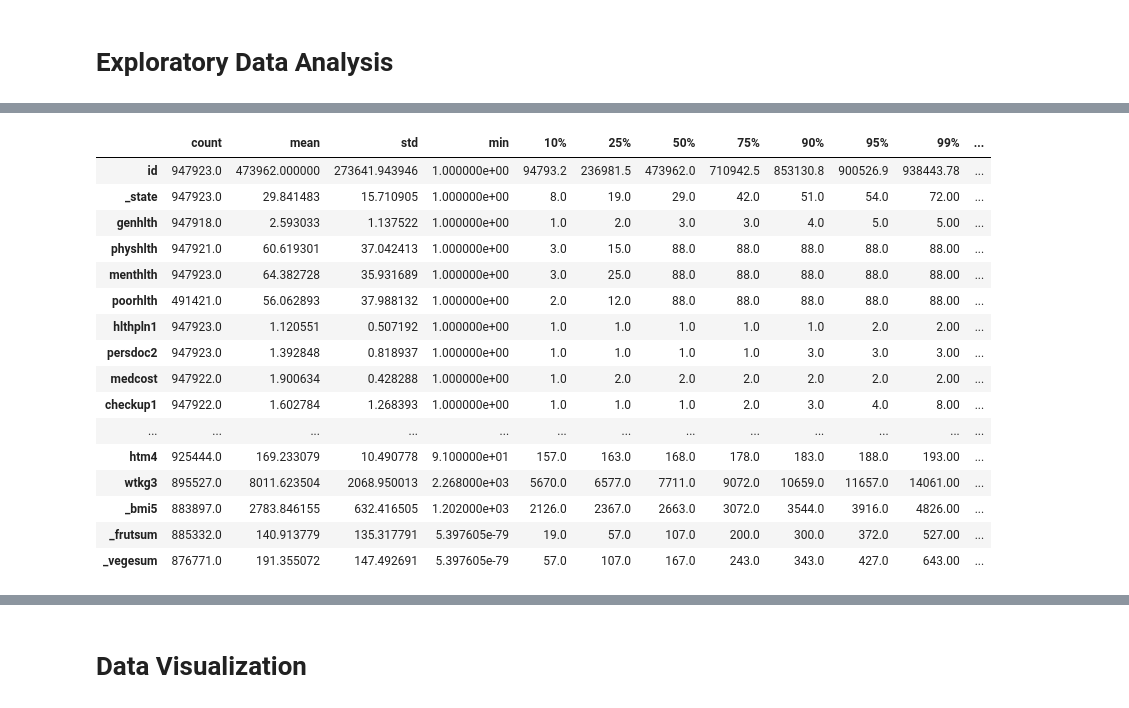
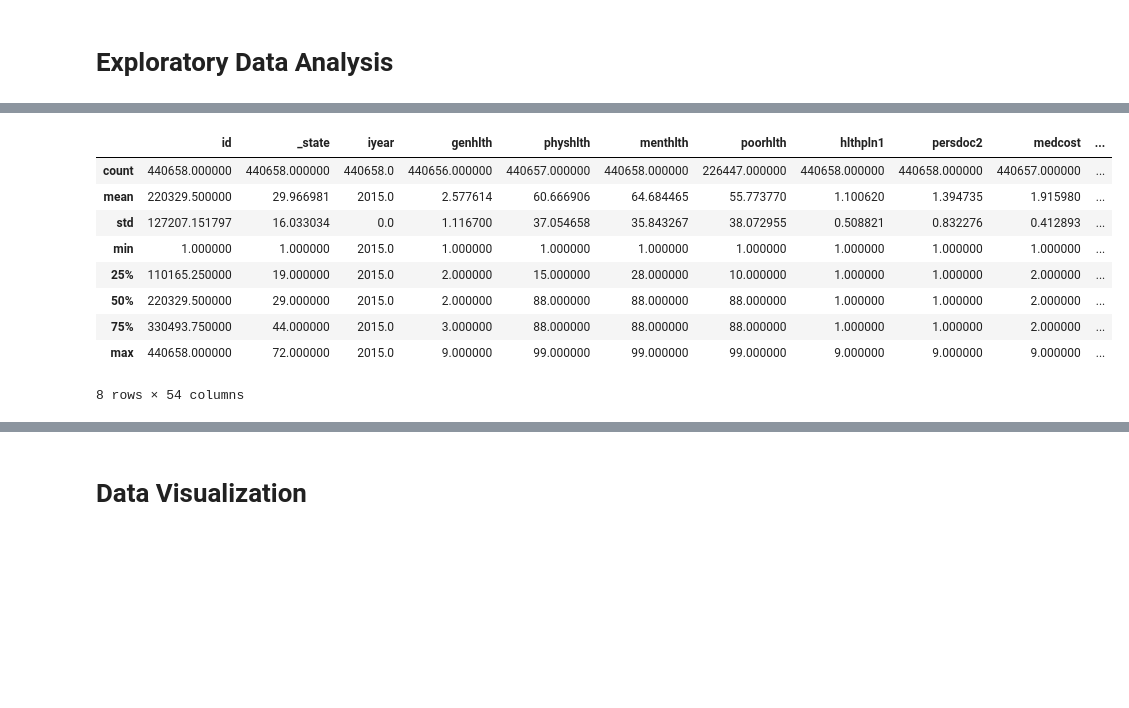
Before and after one commit to tbug-szoke/diabetes, a Jupyter notebook: 2015_EDA.ipynb, the cells around one changed output, grey strips where cells are left out. Cells and saved outputs as stored; diff of their text form; code cells hidden in the pictures; blank space fills up the shorter version.

```diff
--- a/2015_EDA.ipynb
+++ b/2015_EDA.ipynb
@@ -30,5 +32,5 @@ df.shape
 # %%
 # Create filtered dataframe for only 2015 Data
-df_2015 = df.loc[( df['iyear'] == "b'2015'" )]
-df_2015.shape
+df = df.loc[( df['iyear'] == 2015 )]
+df.shape
 # %% [output]
@@ -80,21 +61,14 @@ memory usage: 180.7+ MB
 # %%
 # Descriptive statistics of the data
-df.describe([0.10,0.25,0.50,0.75,0.90,0.95,0.99]).T
+df.describe()
 # %% [output]
-|  | count | mean | std | min | 10% | 25% | 50% | 75% | 90% | 95% | 99% | ... |
-| id | 947923.0 | 473962.000000 | 273641.943946 | 1.000000e+00 | 94793.2 | 236981.5 | 473962.0 | 710942.5 | 853130.8 | 900526.9 | 938443.78 | ... |
-| _state | 947923.0 | 29.841483 | 15.710905 | 1.000000e+00 | 8.0 | 19.0 | 29.0 | 42.0 | 51.0 | 54.0 | 72.00 | ... |
-| genhlth | 947918.0 | 2.593033 | 1.137522 | 1.000000e+00 | 1.0 | 2.0 | 3.0 | 3.0 | 4.0 | 5.0 | 5.00 | ... |
-| physhlth | 947921.0 | 60.619301 | 37.042413 | 1.000000e+00 | 3.0 | 15.0 | 88.0 | 88.0 | 88.0 | 88.0 | 88.00 | ... |
-| menthlth | 947923.0 | 64.382728 | 35.931689 | 1.000000e+00 | 3.0 | 25.0 | 88.0 | 88.0 | 88.0 | 88.0 | 88.00 | ... |
-| poorhlth | 491421.0 | 56.062893 | 37.988132 | 1.000000e+00 | 2.0 | 12.0 | 88.0 | 88.0 | 88.0 | 88.0 | 88.00 | ... |
-| hlthpln1 | 947923.0 | 1.120551 | 0.507192 | 1.000000e+00 | 1.0 | 1.0 | 1.0 | 1.0 | 1.0 | 2.0 | 2.00 | ... |
-| persdoc2 | 947923.0 | 1.392848 | 0.818937 | 1.000000e+00 | 1.0 | 1.0 | 1.0 | 1.0 | 3.0 | 3.0 | 3.00 | ... |
-| medcost | 947922.0 | 1.900634 | 0.428288 | 1.000000e+00 | 1.0 | 2.0 | 2.0 | 2.0 | 2.0 | 2.0 | 2.00 | ... |
-| checkup1 | 947922.0 | 1.602784 | 1.268393 | 1.000000e+00 | 1.0 | 1.0 | 1.0 | 2.0 | 3.0 | 4.0 | 8.00 | ... |
-| ... | ... | ... | ... | ... | ... | ... | ... | ... | ... | ... | ... | ... |
-| htm4 | 925444.0 | 169.233079 | 10.490778 | 9.100000e+01 | 157.0 | 163.0 | 168.0 | 178.0 | 183.0 | 188.0 | 193.00 | ... |
-| wtkg3 | 895527.0 | 8011.623504 | 2068.950013 | 2.268000e+03 | 5670.0 | 6577.0 | 7711.0 | 9072.0 | 10659.0 | 11657.0 | 14061.00 | ... |
-| _bmi5 | 883897.0 | 2783.846155 | 632.416505 | 1.202000e+03 | 2126.0 | 2367.0 | 2663.0 | 3072.0 | 3544.0 | 3916.0 | 4826.00 | ... |
-| _frutsum | 885332.0 | 140.913779 | 135.317791 | 5.397605e-79 | 19.0 | 57.0 | 107.0 | 200.0 | 300.0 | 372.0 | 527.00 | ... |
-| _vegesum | 876771.0 | 191.355072 | 147.492691 | 5.397605e-79 | 57.0 | 107.0 | 167.0 | 243.0 | 343.0 | 427.0 | 643.00 | ... |
+|  | id | _state | iyear | genhlth | physhlth | menthlth | poorhlth | hlthpln1 | persdoc2 | medcost | ... |
+| count | 440658.000000 | 440658.000000 | 440658.0 | 440656.000000 | 440657.000000 | 440658.000000 | 226447.000000 | 440658.000000 | 440658.000000 | 440657.000000 | ... |
+| mean | 220329.500000 | 29.966981 | 2015.0 | 2.577614 | 60.666906 | 64.684465 | 55.773770 | 1.100620 | 1.394735 | 1.915980 | ... |
+| std | 127207.151797 | 16.033034 | 0.0 | 1.116700 | 37.054658 | 35.843267 | 38.072955 | 0.508821 | 0.832276 | 0.412893 | ... |
+| min | 1.000000 | 1.000000 | 2015.0 | 1.000000 | 1.000000 | 1.000000 | 1.000000 | 1.000000 | 1.000000 | 1.000000 | ... |
+| 25% | 110165.250000 | 19.000000 | 2015.0 | 2.000000 | 15.000000 | 28.000000 | 10.000000 | 1.000000 | 1.000000 | 2.000000 | ... |
+| 50% | 220329.500000 | 29.000000 | 2015.0 | 2.000000 | 88.000000 | 88.000000 | 88.000000 | 1.000000 | 1.000000 | 2.000000 | ... |
+| 75% | 330493.750000 | 44.000000 | 2015.0 | 3.000000 | 88.000000 | 88.000000 | 88.000000 | 1.000000 | 1.000000 | 2.000000 | ... |
+| max | 440658.000000 | 72.000000 | 2015.0 | 9.000000 | 99.000000 | 99.000000 | 99.000000 | 9.000000 | 9.000000 | 9.000000 | ... |
+8 rows × 54 columns
```
Also changed, not shown: parts of 31 cells of this notebook, 3 other files.
